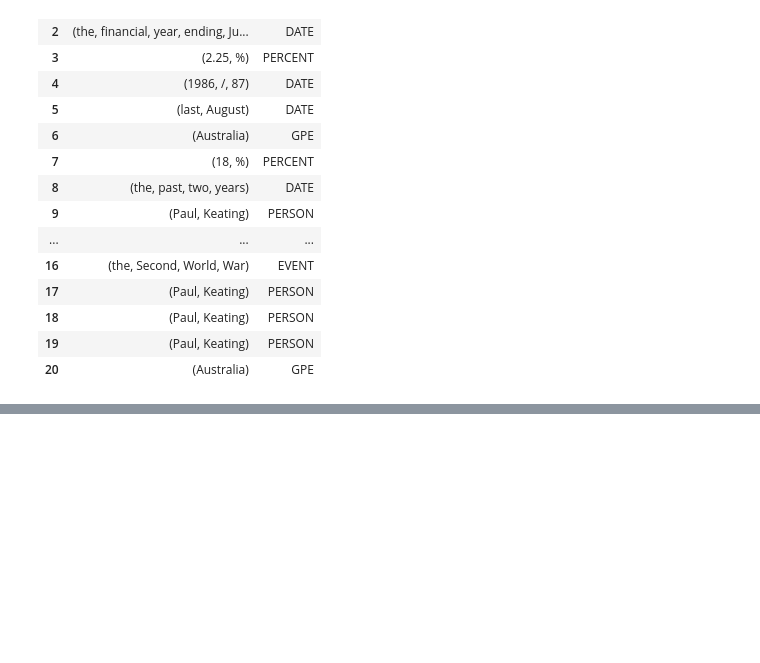
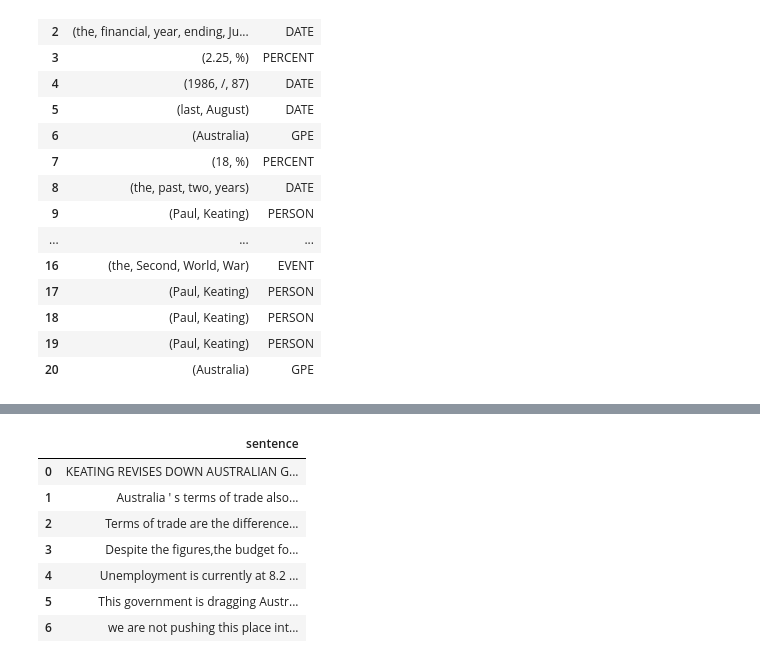
Before and after one commit to yusufakcakaya/Algorythm-NLP-Entity-Recognition, a Jupyter notebook: Information_Extraction_Pipeline.ipynb, the cells around one changed output, grey strips where cells are left out. Cells and saved outputs as stored; diff of their text form; code cells hidden in the pictures; blank space fills up the shorter version.

```diff
--- a/Information_Extraction_Pipeline.ipynb
+++ b/Information_Extraction_Pipeline.ipynb
@@ -12,0 +21,14 @@ text
+# %%
+def get_list_values(text, temp=[]):
+    for item in text:
+        if type(item) == list:
+            temp = get_list_values(item, temp)
+
+        else:
+            temp.append(item)
+
+    return temp
+
+
+text = ' '.join(get_list_values(x))
+text
@@ -12,0 +37,5 @@ text
+# %%
+text = text.replace(" . ", ".")
+text = text.replace(" , ", ",")
+text = text.replace("pct","%")
+text
@@ -108,0 +148,8 @@ df
+# %%
+from spacy.lang.en import English
+
+nlp = English()  # just the language with no model
+sentencizer = nlp.create_pipe("sentencizer")
+nlp.add_pipe(sentencizer)
+sent = [sent.text for sent in nlp(result).sents]
+sent
@@ -108,0 +164,20 @@ df
+# %%
+import pandas as pd
+
+df= pd.DataFrame(columns=["sentence"])
+
+df = df.append(
+        [{'sentence' : sent.text} for sent in nlp(result).sents],
+        ignore_index=True
+    )
+# %%
+df
+# %% [output]
+|  | sentence |
+| 0 | KEATING REVISES DOWN AUSTRALIAN G... |
+| 1 | Australia ' s terms of trade also... |
+| 2 | Terms of trade are the difference... |
+| 3 | Despite the figures,the budget fo... |
+| 4 | Unemployment is currently at 8.2 ... |
+| 5 | This government is dragging Austr... |
+| 6 | we are not pushing this place int... |
```
Also changed, not shown: parts of 38 cells of this notebook, 1 other file.
